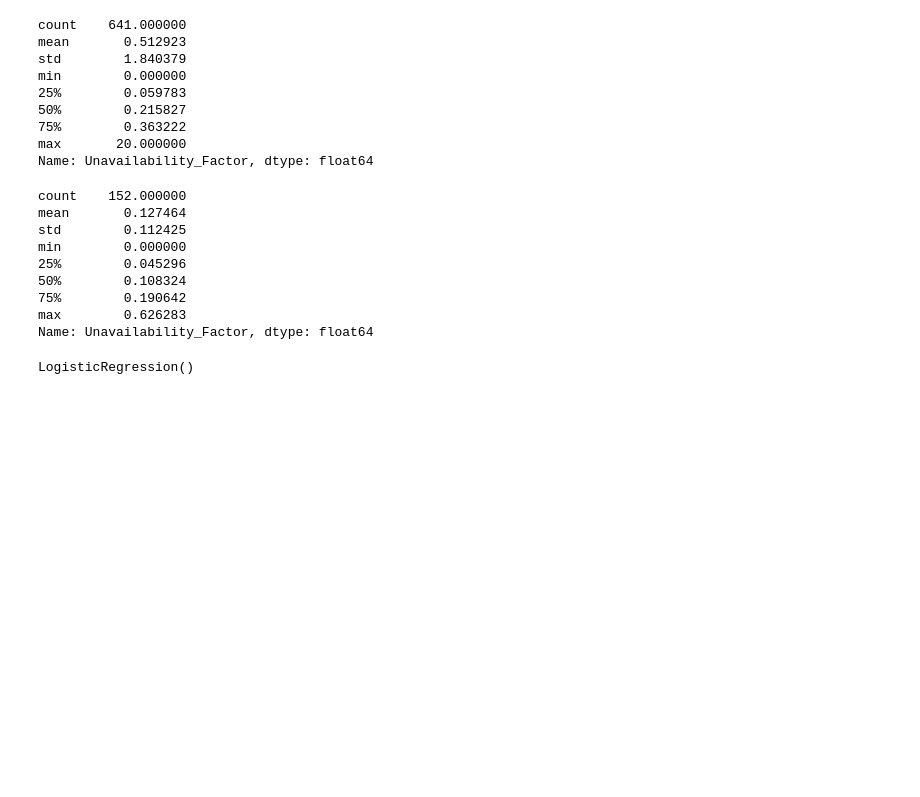
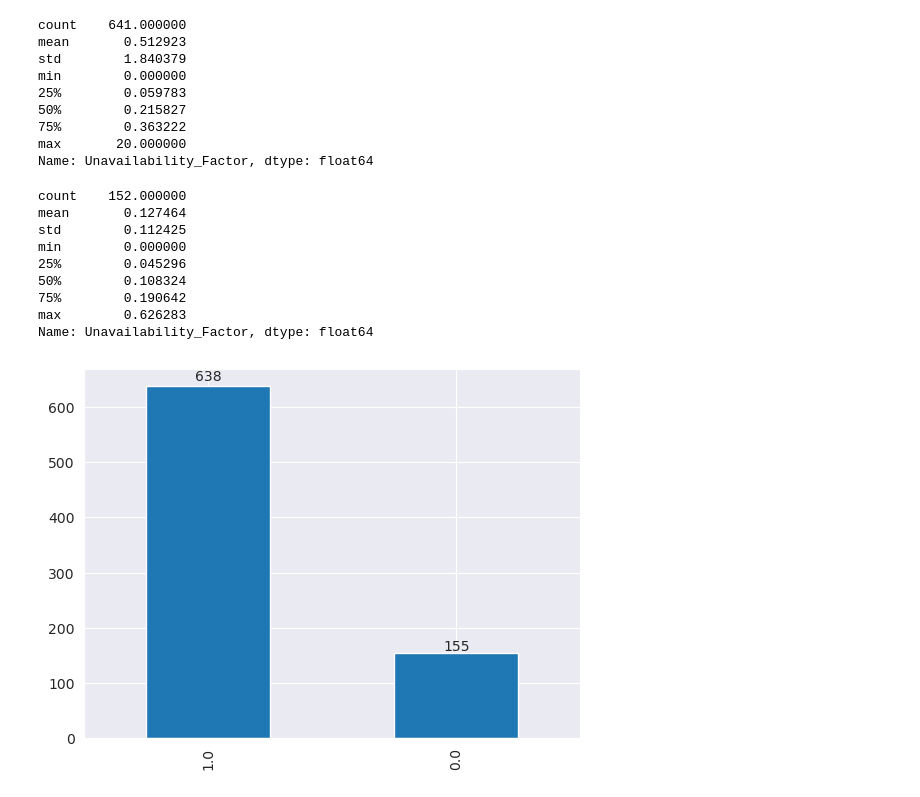
Before and after one commit to pcperera/attrition, a Jupyter notebook: descriptive-feature-engineering-combined.ipynb, the cells around one changed output. Cells and saved outputs as stored; diff of their text form; code cells hidden in the pictures; blank space fills up the shorter version.

Commit message:
Introduce Is_Attrition target variable and improve on model

```diff
--- a/descriptive-feature-engineering-combined.ipynb
+++ b/descriptive-feature-engineering-combined.ipynb
@@ -147,6 +147,10 @@ df_employee_inactive_contract_based['Date_Resigned'] = pd.to_datetime(df_employe
 df_employee_inactive_contract_based['Employment_Duration'] = df_employee_inactive_contract_based['Date_Resigned'].fillna(df_employee_inactive_contract_based['Inactive_Date']) - df_employee_inactive_contract_based['Date_Joined'] + pd.Timedelta(days=1)
 df_employee_inactive_contract_based = df_employee_inactive_contract_based.drop(df_employee_inactive_contract_based[df_employee_inactive_contract_based['Employment_Duration'] < pd.Timedelta(days=0)].index)
 df_employee_inactive_contract_based['Unavailability_Factor'] = df_employee_inactive_contract_based['Leave_Count'] / df_employee_inactive_contract_based['Employment_Duration'].dt.days
+
+# Annotating attrition or not. If the resignation date is a multiple of 1 year contract, we don't consider that as attrition.
+df_employee_inactive_contract_based.loc[df_employee_inactive_contract_based['Employment_Duration'].dt.days % 365 == 0, 'Is_Attrition'] = 0
+df_employee_inactive_contract_based.loc[df_employee_inactive_contract_based['Employment_Duration'].dt.days % 365 != 0, 'Is_Attrition'] = 1
 df_employee_inactive_contract_based['Employment_Duration'].describe()
 # %% [output]
 count                            641
@@ -183,6 +187,8 @@ df_employee_active_contract_based = pd.DataFrame(df_employee.loc[(df_employee['S
 df_employee_active_contract_based['Date_Joined'] = pd.to_datetime(df_employee_active_contract_based['Date_Joined'])
 df_employee_active_contract_based['Employment_Duration'] = analysis_period_end_time - df_employee_active_contract_based['Date_Joined'] + pd.Timedelta(days=1)
 df_employee_active_contract_based['Unavailability_Factor'] = df_employee_active_contract_based['Leave_Count'] / df_employee_active_contract_based['Employment_Duration'].dt.days
+# Annotating active employees as non-attrition.
+df_employee_active_contract_based['Is_Attrition'] = 0
 df_employee_active_contract_based['Employment_Duration'].describe()
 # %% [output]
 count                            152
@@ -243,17 +249,19 @@ min        0.000000
 max        0.626283
 Name: Unavailability_Factor, dtype: float64
 # %%
+# Joining tables for attrition.
 df_employee_for_modeling = pd.concat([df_employee_inactive_contract_based, df_employee_active_contract_based])
 df_employee_for_modeling['Employment_Duration'] = df_employee_for_modeling['Employment_Duration'].dt.days
-df_employee_for_modeling['Status'] = df_employee_for_modeling['Status'].map({'Active': 1, 'Inactive': 0})
+df_employee_for_modeling['Is_Attrition'].value_counts().plot(kind='bar').bar_label(temp_plot.containers[0], labels=df_employee_for_modeling['Is_Attrition'].value_counts())
+plt.show()
+# %% [output]
+[figure, added]
 # %%
 x = df_employee_for_modeling[['Employment_Duration', 'Leave_Count', 'Unavailability_Factor']]
-y = df_employee_for_modeling['Status']
+y = df_employee_for_modeling['Is_Attrition']
 x_train, x_test, y_train, y_test = train_test_split(x, y, test_size=0.2, random_state=55)
 model = LogisticRegression()
 model.fit(x_train, y_train)
-# %% [output]
-LogisticRegression()
 # %%
 y_predicted = model.predict(x_test)
 accuracy = accuracy_score(y_test, y_predicted)
```
Also changed, not shown: parts of 1 cell of this notebook.
